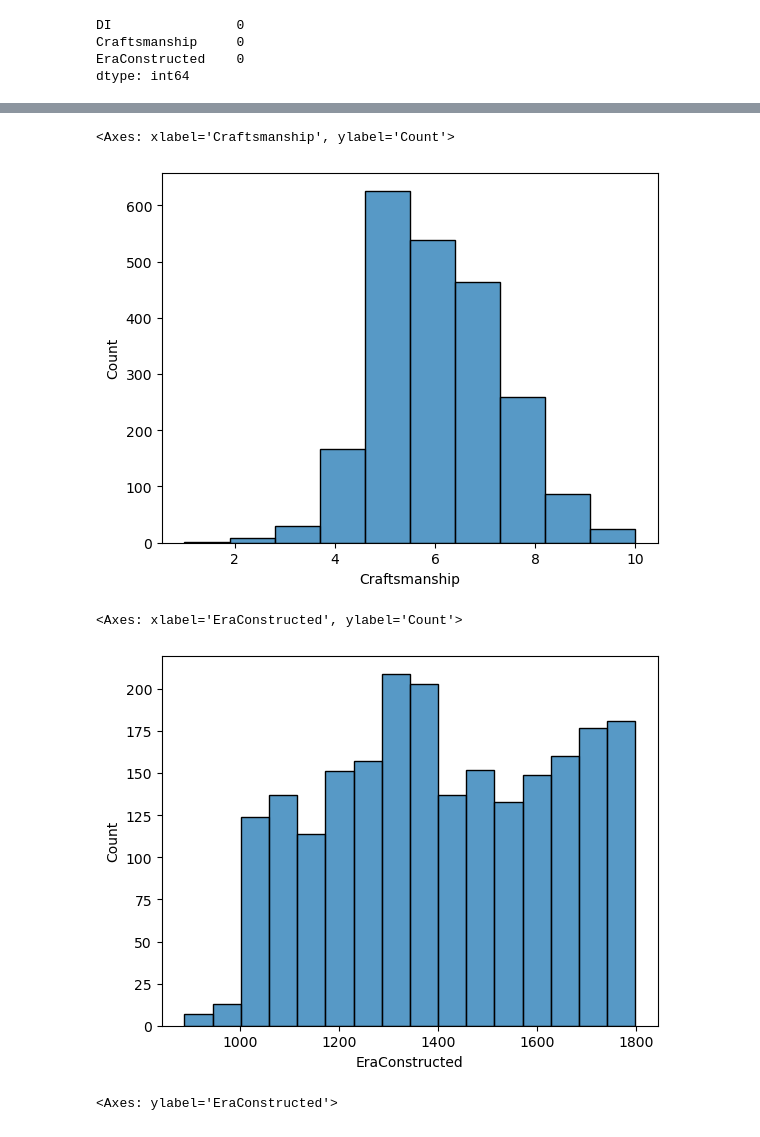
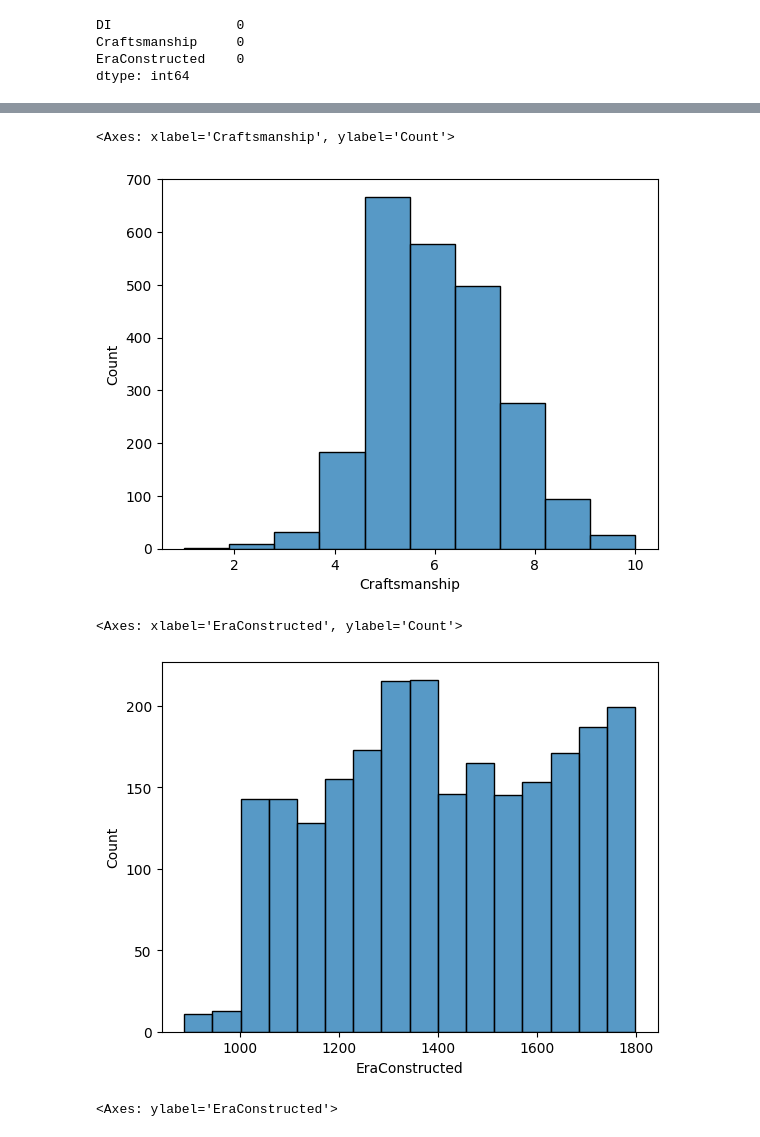
Before and after one commit to rayansamman/Slavic-Sultanate, a Jupyter notebook: src/third-iteration.ipynb, the cells around one changed output, grey strips where cells are left out. Drawn from its saved outputs; the diff is of its cells as text; code cells hidden in the pictures.

```diff
--- a/src/third-iteration.ipynb
+++ b/src/third-iteration.ipynb
@@ -112,15 +114,15 @@ Craftsmanship
 Name: count, dtype: int64
 # %%
 # Craftsmanship and EraConstructed distributions
-sns.histplot(df['Craftsmanship'], bins=10)
+sns.histplot(set3_df['Craftsmanship'], bins=10)
 # %% [output]
 <Axes: xlabel='Craftsmanship', ylabel='Count'>
-[figure, old version]
+[figure, new version]
 # %%
-sns.histplot(df['EraConstructed'])
+sns.histplot(set3_df['EraConstructed'])
 # %% [output]
 <Axes: xlabel='EraConstructed', ylabel='Count'>
-[figure, old version]
+[figure, new version]
 # %%
 # Checking for outliers
 sns.boxplot(set3_df['EraConstructed'])
```
Also changed, not shown: parts of 17 cells of this notebook, 1 other file.
